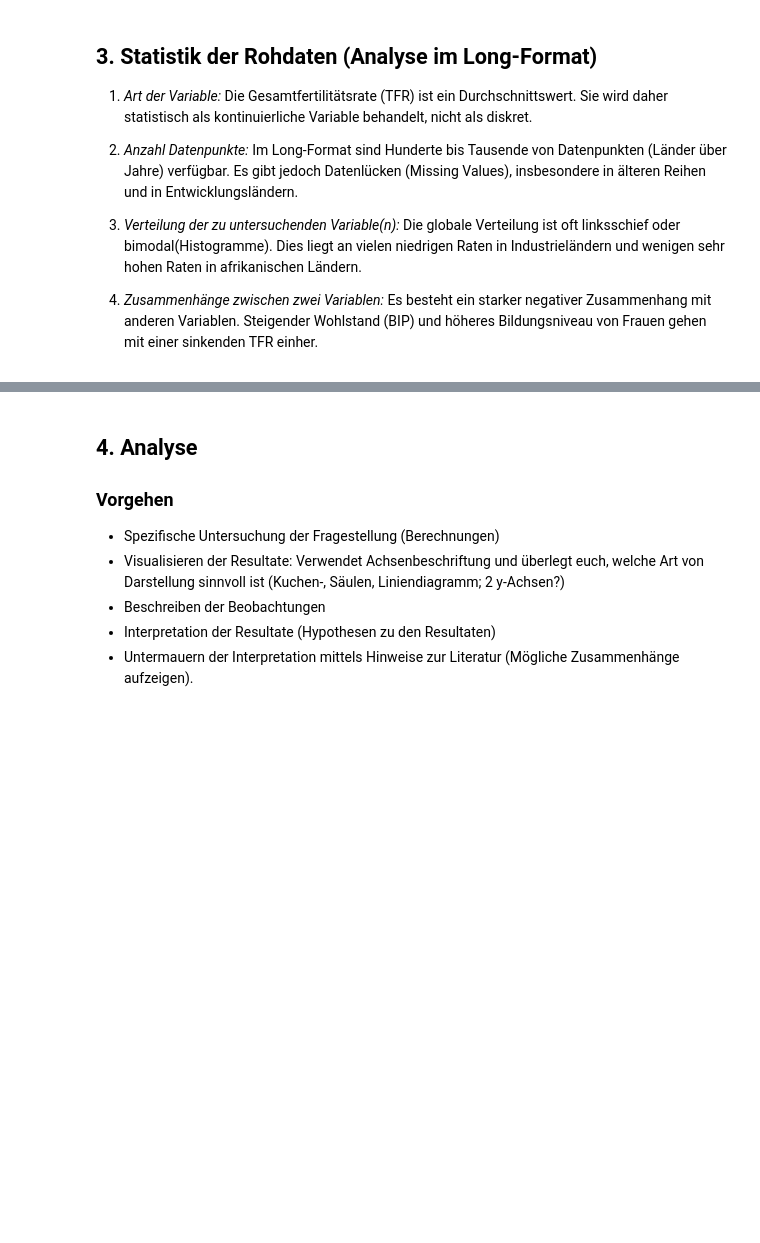
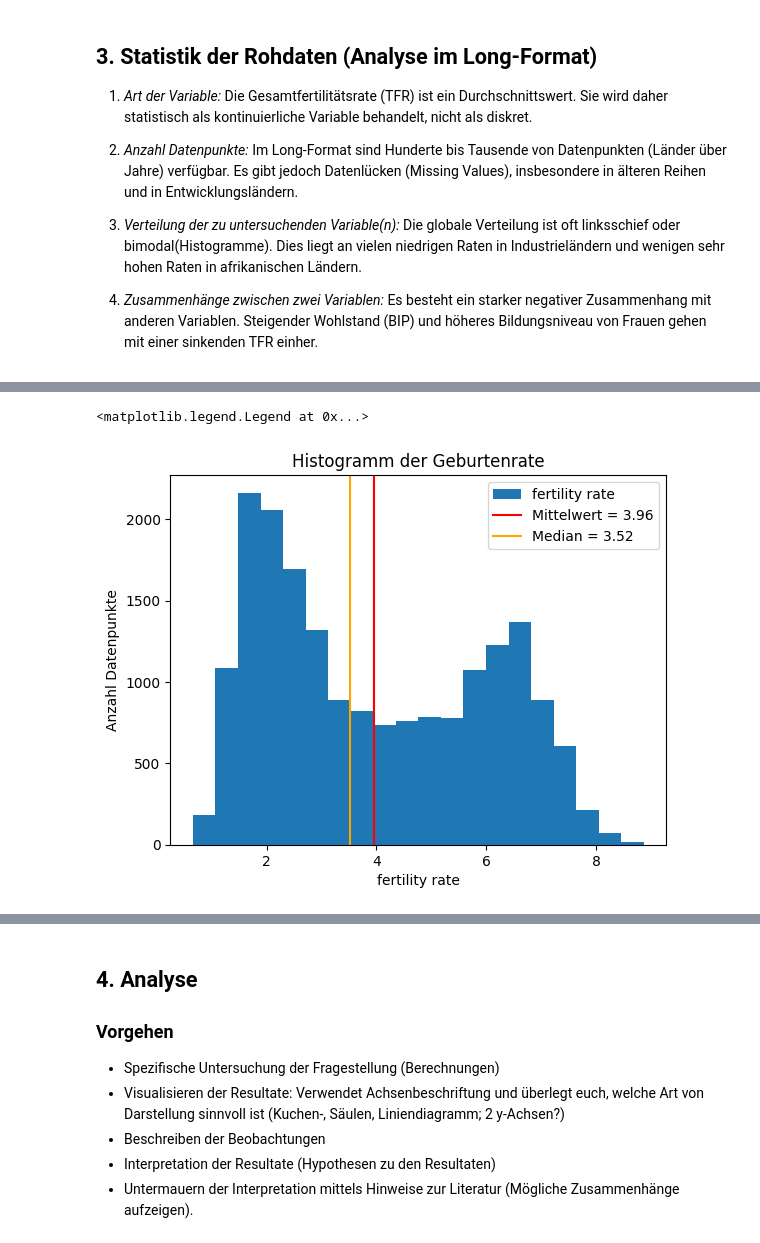
Before and after one commit to MarisaSt/BMLD-Inf1-PyLN, a Jupyter notebook: Grundgerüst.ipynb, the cells around one changed output, grey strips where cells are left out. Drawn from its saved outputs; the diff is of its cells as text; code cells hidden in the pictures; blank space fills up the shorter version.

```diff
--- a/Grundgerüst.ipynb
+++ b/Grundgerüst.ipynb
@@ -69,3 +60,8 @@ df_pivot
+# %%
+import pandas as pd
+df=pd.read_csv('children-per-woman-un.csv',skiprows=1, names=['Entity','Code','Year','fertility rate'])
+df_pivot = df.pivot(index='Year',columns='Entity', values='fertility rate').sort_index(ascending=False)
+df_pivot
 # %% [markdown]
 ## 2. Daten vorbereiten
 - Der Datensatz ist im CSV-Format strukturiert
@@ -86,0 +165,13 @@ Es besteht ein starker negativer Zusammenhang mit anderen Variablen. Steigender
+# %%
+g = df['fertility rate'].plot(kind='hist', bins=20, title='Histogramm der Geburtenrate',
+                           xlabel='fertility rate', ylabel='Anzahl Datenpunkte')
+mean = df['fertility rate'].mean()
+g.axvline(x=df['fertility rate'].mean(), color='red',label=f'Mittelwert = {mean:.2f}')
+
+median = df['fertility rate'].median()
+g.axvline(x=df['fertility rate'].median(), color='orange',label=  f'Median = {median:.2f}')
+
+g.legend()
+# %% [output]
+<matplotlib.legend.Legend at 0x...>
+[figure, added]
```
Also changed, not shown: parts of 13 cells of this notebook.
